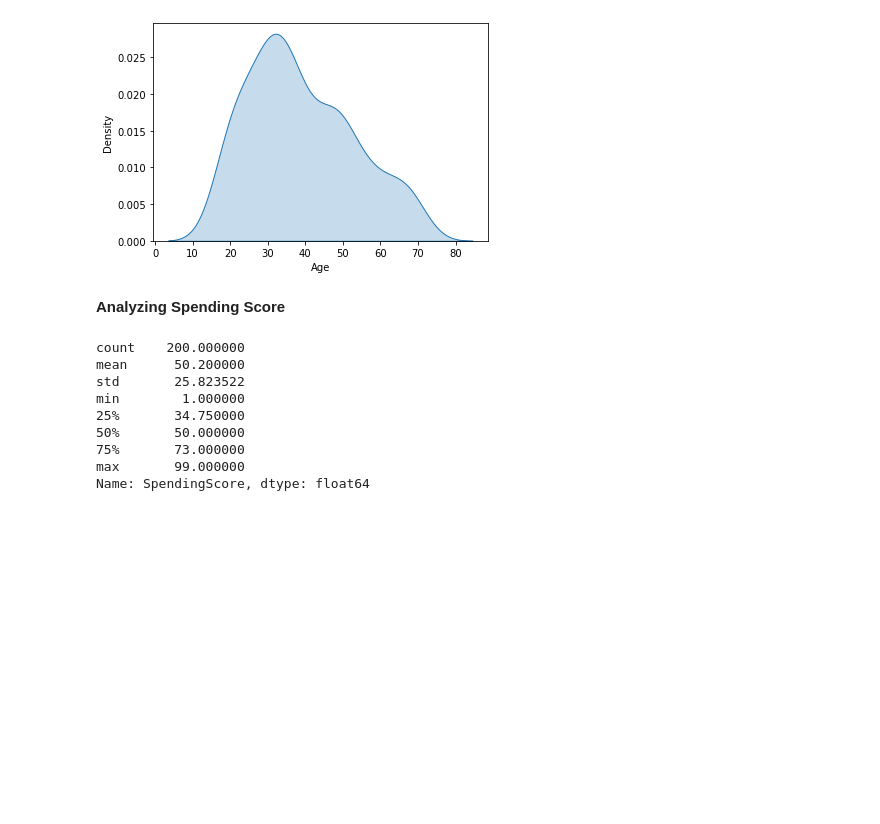
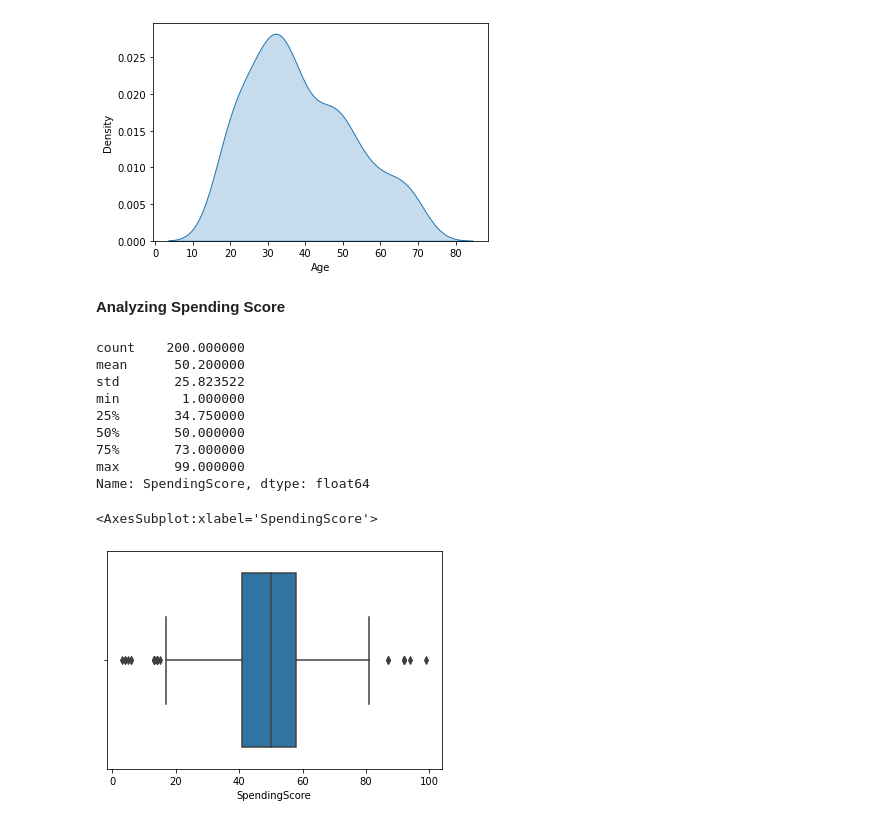
Before and after one commit to danPoku/01CustomerSegmentation, a Jupyter notebook: 01mallCustomers/mallCustomers.ipynb, the cells around one changed output. Cells and saved outputs as stored; diff of their text form; code cells hidden in the pictures; blank space fills up the shorter version.

```diff
--- a/01mallCustomers/mallCustomers.ipynb
+++ b/01mallCustomers/mallCustomers.ipynb
@@ -157,3 +158,8 @@ min        1.000000
 75%       73.000000
 max       99.000000
 Name: SpendingScore, dtype: float64
+# %%
+sns.boxplot(data=df.SpendingScore, x=df.SpendingScore)
+# %% [output]
+<AxesSubplot:xlabel='SpendingScore'>
+[figure, added]
```
Also changed, not shown: parts of 11 cells of this notebook.
